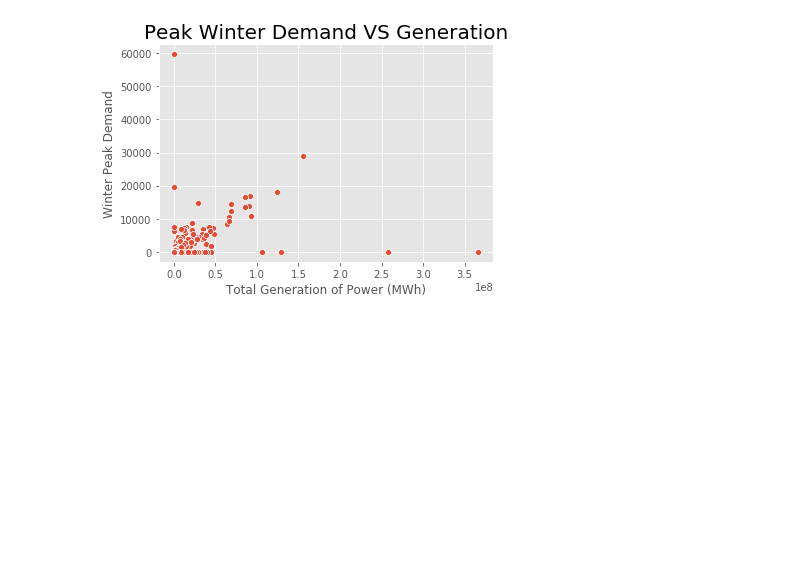
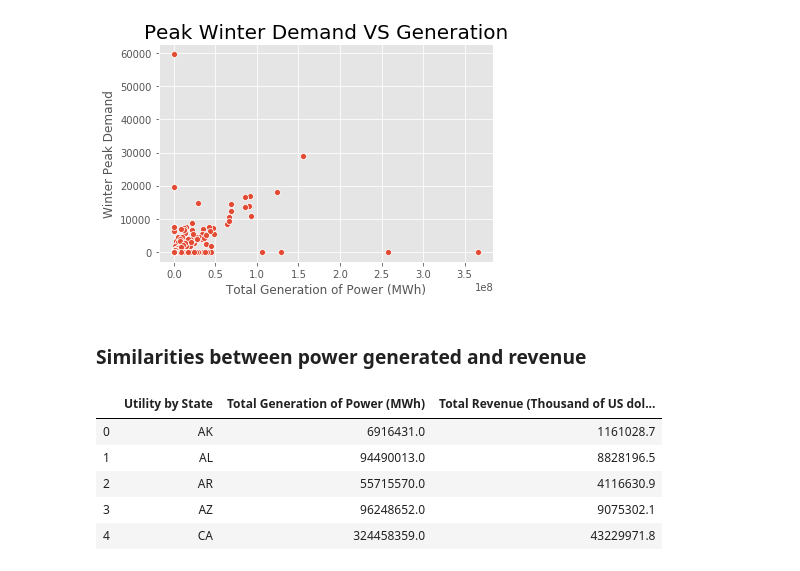
Before and after one commit to zhuy9/DMwP-EnergyUsage, a Jupyter notebook: Project_workspace.ipynb, the cells around one changed output. Drawn from its saved outputs; the diff is of its cells as text; code cells hidden in the pictures; blank space fills up the shorter version.

```diff
--- a/Project_workspace.ipynb
+++ b/Project_workspace.ipynb
@@ -267,3 +268,15 @@ if (downloadPic):
     plt.savefig ('Figure/peakDemandWinVsGen.png') # not now
 # %% [output]
 [figure]
+# %% [markdown]
+### Similarities between power generated and revenue
+# %%
+df_temp = pd.merge(pwr_generated_tot, revenue_tot)
+df_temp.head(5)
+# %% [output]
+|  | Utility by State | Total Generation of Power (MWh) | Total Revenue (Thousand of US dol... |
+| 0 | AK | 6916431.0 | 1161028.7 |
+| 1 | AL | 94490013.0 | 8828196.5 |
+| 2 | AR | 55715570.0 | 4116630.9 |
+| 3 | AZ | 96248652.0 | 9075302.1 |
+| 4 | CA | 324458359.0 | 43229971.8 |
```
Also changed, not shown: parts of 12 cells of this notebook.
